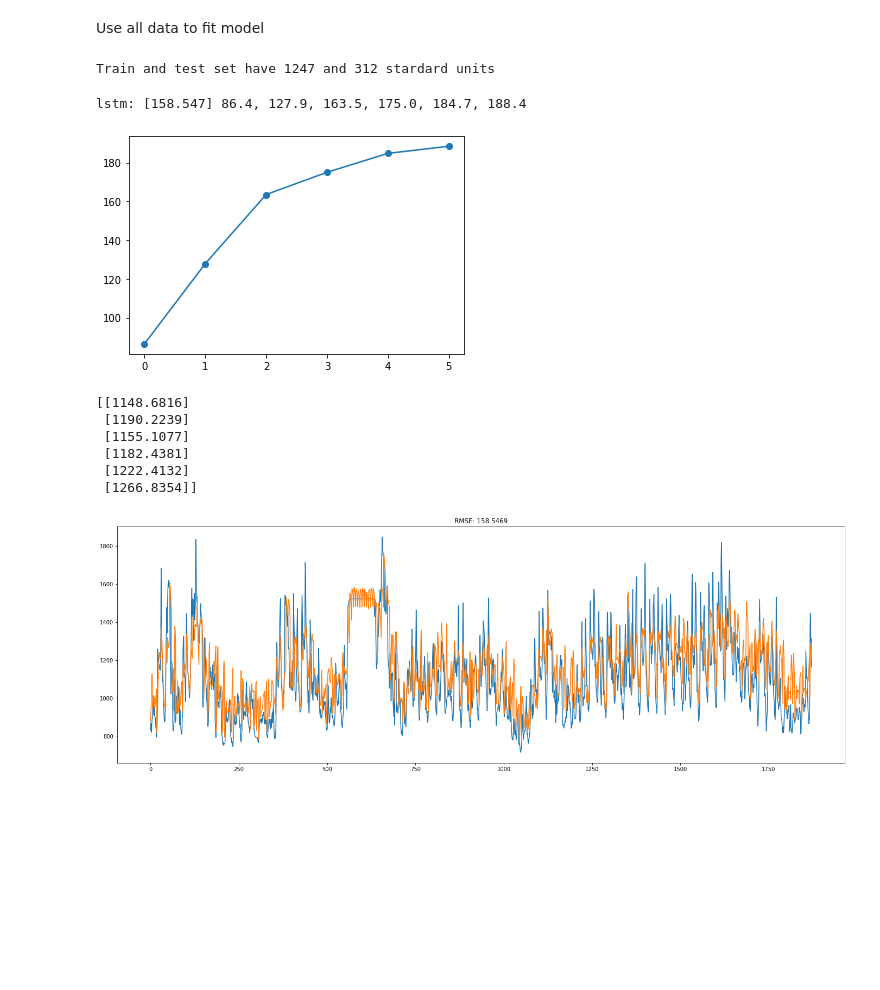
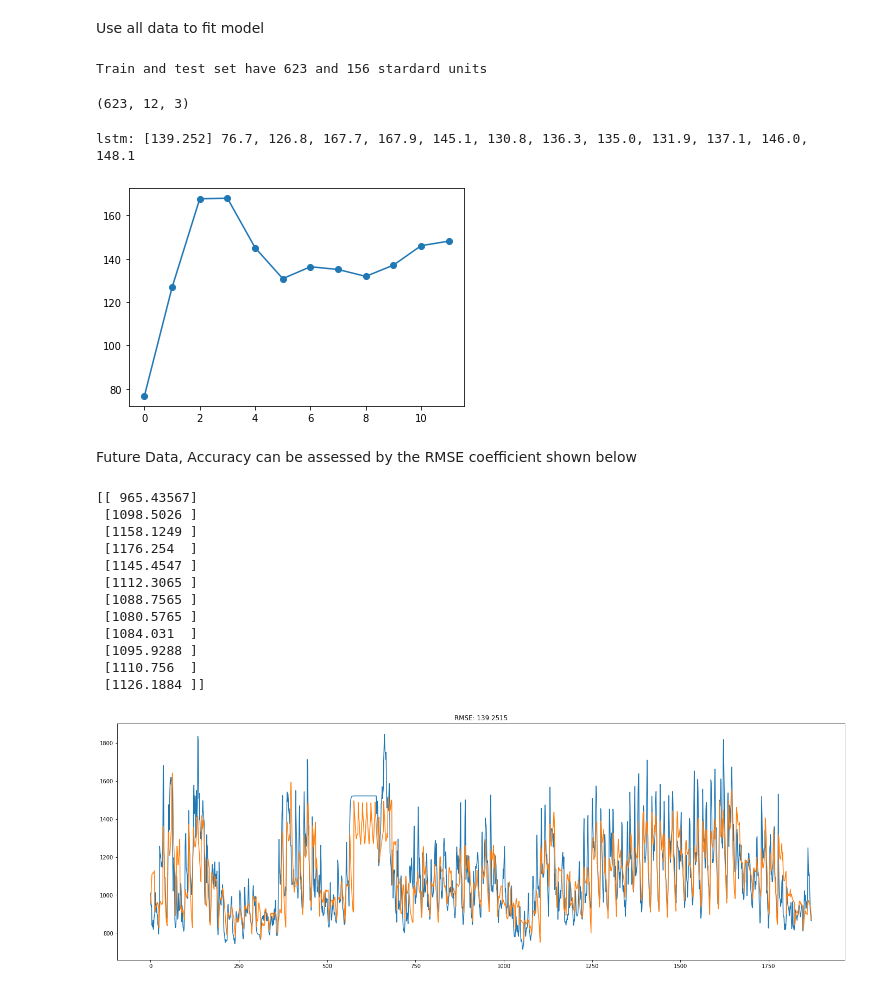
Before and after one commit to Orbis36/2020ICM-MCM, a Jupyter notebook: Time series Prediction/Multivariate multi-step encoder-decoder LSTM(forecast).ipynb, the cells around one changed output. Saved outputs shown, nothing was run; the diff lists cells and outputs as text; code cells hidden in the pictures; blank space fills up the shorter version.

Commit message:
Test with different parameters in existing network and completeresult-test part

```diff
--- a/Time series Prediction/Multivariate multi-step encoder-decoder LSTM(forecast).ipynb
+++ b/Time series Prediction/Multivariate multi-step encoder-decoder LSTM(forecast).ipynb
@@ -49,8 +51,16 @@ min       0.100000   647.250000     0.149048
 max      11.900000  2039.750000    63.741476
 # %%
 # split a univariate dataset into train/test sets
-def split_dataset(data,time_step,proportion = 0.8):
+def split_dataset(data,time_step,proportion = 0.8,diff = False):
+    first = []
     # split into standard weeks
+    if diff:
+        first = data.iloc[0]
+        data = data.diff(1)
+        data.dropna(inplace = True)
+        data = data.values
+    else:
+        data = data.values
     size = math.floor((len(data)*proportion)/time_step)
     size_rest = math.floor((len(data)-size*time_step)/time_step)
     train, test = data[0:size*time_step], data[size*time_step:(size+size_rest)*time_step]
@@ -58,7 +68,7 @@ def split_dataset(data,time_step,proportion = 0.8):
     train = array(split(train, len(train)/time_step))
     test = array(split(test, len(test)/time_step))
     print("Train and test set have %d and %d stardard units" % (size,size_rest))
-    return train,test
+    return train,test,first
 # %%
 # evaluate one or more weekly forecasts against expected values
 def evaluate_forecasts(actual, predicted):
@@ -141,15 +151,19 @@ def forecast(model, history, n_input):
 # %% [markdown]
 Use all data to fit model
 # %%
-n_input = 6
-n_output = 6
+n_input = 12
+n_output = 12
 want_predict_num = 1
 
 # split into train and test
-train, test = split_dataset(Frame.values,n_input)
+train, test ,first= split_dataset(Frame,n_input)
 # evaluate model and get scores
 # %% [output]
-Train and test set have 1247 and 312 stardard units
+Train and test set have 623 and 156 stardard units
+# %%
+print(train.shape)
+# %% [output]
+(623, 12, 3)
 # %%
 # fit model
 model = build_model(train, n_input, n_output, want_predict_num)
@@ -172,26 +186,34 @@ score, scores = evaluate_forecasts(test[:, :, want_predict_num], predictions)
 # %%
 # summarize scores
 summarize_scores('lstm', score, scores)
 # plot scores
-days = list(range(6))
+days = list(range(len(scores)))
 pyplot.plot(days, scores, marker='o', label='lstm')
 pyplot.show()
 # %% [output]
-lstm: [158.547] 86.4, 127.9, 163.5, 175.0, 184.7, 188.4
+lstm: [139.252] 76.7, 126.8, 167.7, 167.9, 145.1, 130.8, 136.3, 135.0, 131.9, 137.1, 146.0, 148.1
-[figure, old version]
+[figure, new version]
 # %%
 plot_predictions = predictions.reshape(predictions.shape[0]*predictions.shape[1],1)
 plot_ground_truth = test[:, :, want_predict_num].reshape(test.shape[0]*test.shape[1],1)
+# %% [markdown]
+Future Data, Accuracy can be assessed by the RMSE coefficient shown below
 # %%
 y_future = forecast(model,history,n_input)
 print(y_future)
 # %% [output]
-[[1148.6816]
- [1190.2239]
- [1155.1077]
- [1182.4381]
- [1222.4132]
- [1266.8354]]
+[[ 965.43567]
+ [1098.5026 ]
+ [1158.1249 ]
+ [1176.254  ]
+ [1145.4547 ]
+ [1112.3065 ]
+ [1088.7565 ]
+ [1080.5765 ]
+ [1084.031  ]
+ [1095.9288 ]
+ [1110.756  ]
+ [1126.1884 ]]
 # %%
 index = range(len(plot_ground_truth))
 plt.figure(facecolor = 'white',figsize = (24,8))
@@ -200,4 +222,4 @@ plt.plot(index,plot_predictions,label = 'Prediction')
 plt.title('RMSE: %.4f'% score)
 plt.show()
 # %% [output]
-[figure, old version]
+[figure, new version]
```
Also changed, not shown: parts of 6 cells of this notebook, 2 other files.
